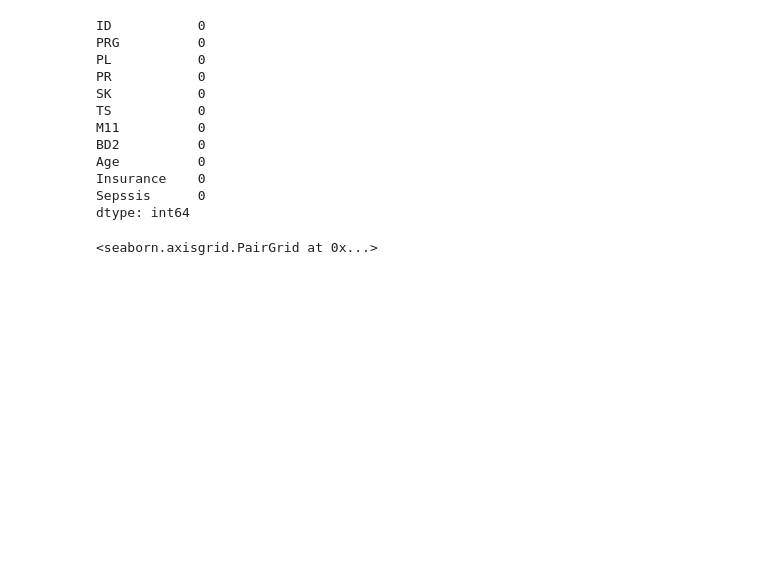
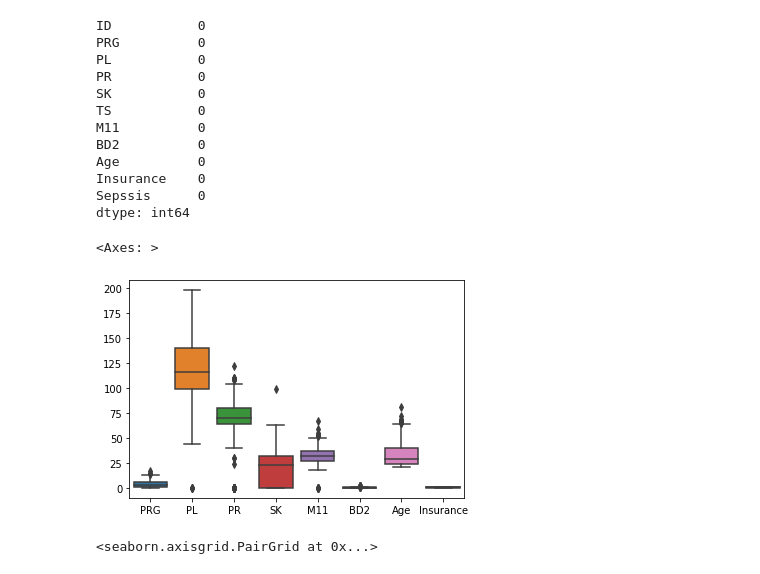
Before and after one commit to doctorf72/Naya_ML_RegressionProject, a Jupyter notebook: Regression_Project.ipynb, the cells around one changed output. Cells and saved outputs as stored; diff of their text form; code cells hidden in the pictures; blank space fills up the shorter version.

```diff
--- a/Regression_Project.ipynb
+++ b/Regression_Project.ipynb
@@ -73,6 +73,11 @@ Age          0
 Insurance    0
 Sepssis      0
 dtype: int64
+# %%
+sns.boxplot(data=df_train.drop('TS', axis = 1))
+# %% [output]
+<Axes: >
+[figure, added]
 # %%
 sns.pairplot(df_train)
 # %% [output]
```
Also changed, not shown: parts of 4 cells of this notebook.
